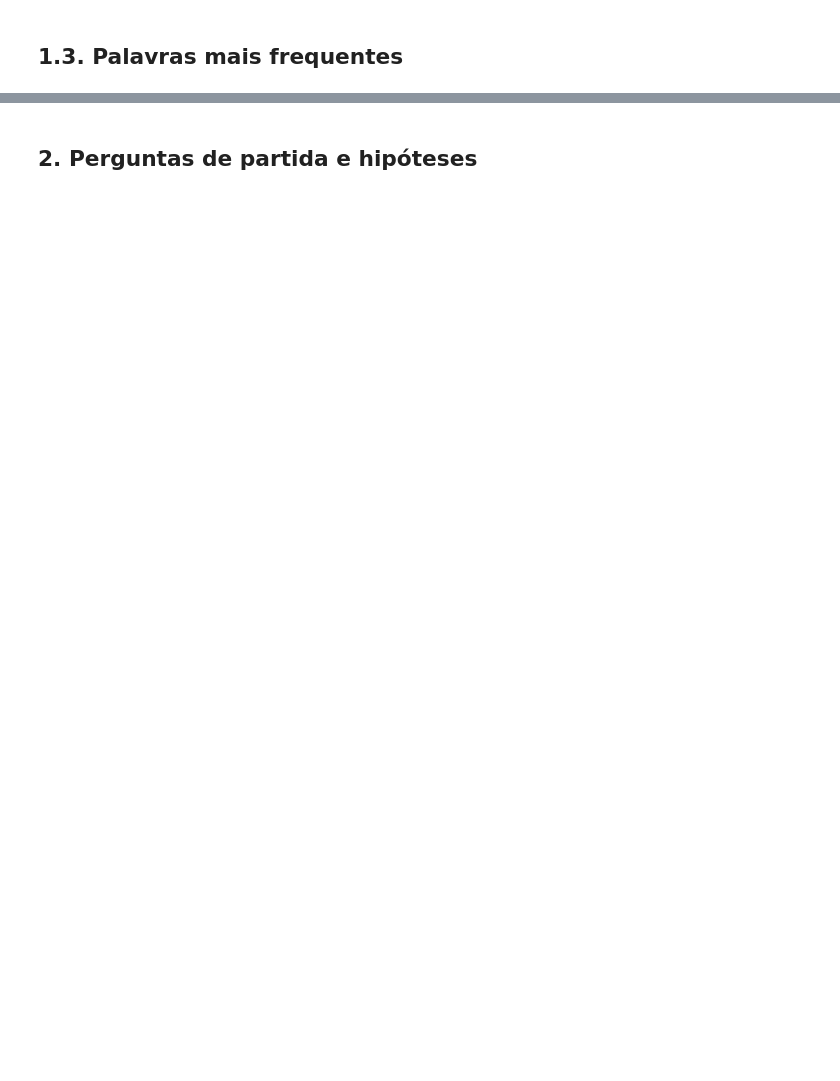
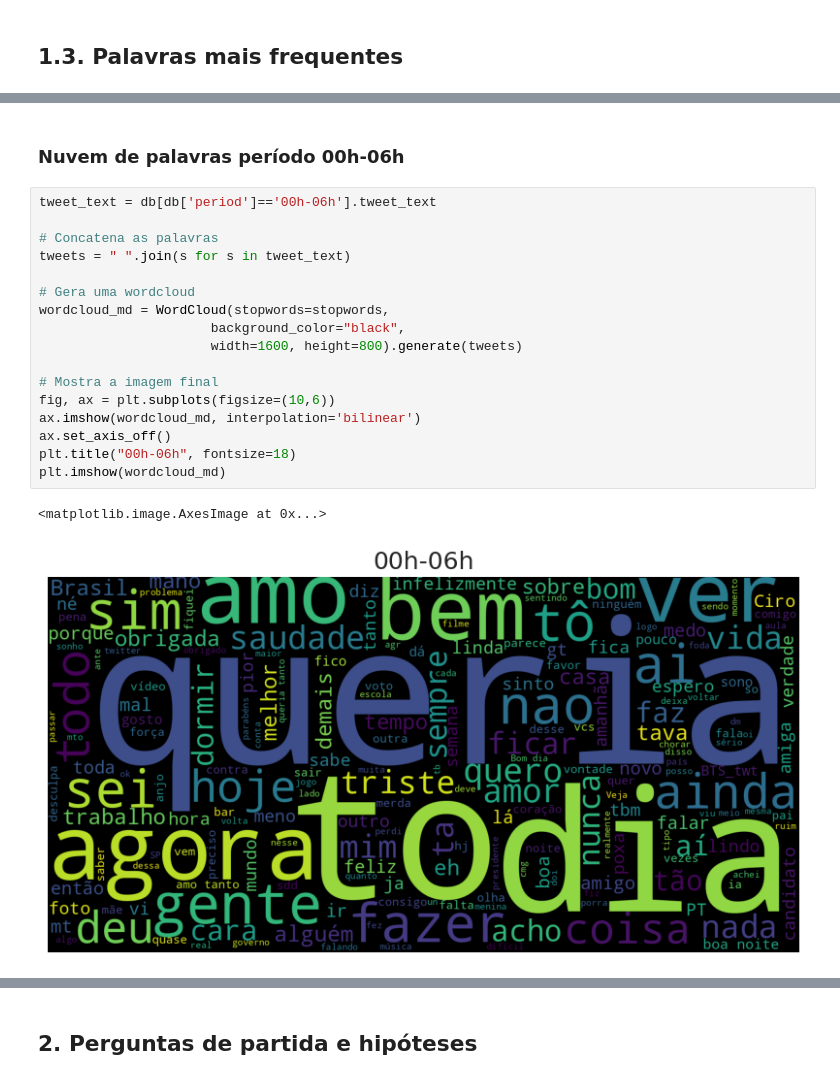
Before and after one commit to atlantico-academy/twitter-sentiment-analysis, a Jupyter notebook: notebooks/01-exploratory_data_analysis.ipynb, the cells around one changed output, grey strips where cells are left out. Cells and saved outputs as stored; diff of their text form; blank space fills up the shorter version.

```diff
--- a/notebooks/01-exploratory_data_analysis.ipynb
+++ b/notebooks/01-exploratory_data_analysis.ipynb
@@ -136,0 +200,22 @@ Observa-se que durante a madrugada a maioria dos tweets tendem a ser negativos.
+# %% [markdown]
+### Nuvem de palavras período 00h-06h
+# %%
+tweet_text = db[db['period']=='00h-06h'].tweet_text
+
+# Concatena as palavras
+tweets = " ".join(s for s in tweet_text)
+
+# Gera uma wordcloud
+wordcloud_md = WordCloud(stopwords=stopwords,
+                      background_color="black",
+                      width=1600, height=800).generate(tweets)
+
+# Mostra a imagem final
+fig, ax = plt.subplots(figsize=(10,6))
+ax.imshow(wordcloud_md, interpolation='bilinear')
+ax.set_axis_off()
+plt.title("00h-06h", fontsize=18)
+plt.imshow(wordcloud_md)
+# %% [output]
+<matplotlib.image.AxesImage at 0x...>
+[figure, added]
```
Also changed, not shown: parts of 38 cells of this notebook, 4 other files.
